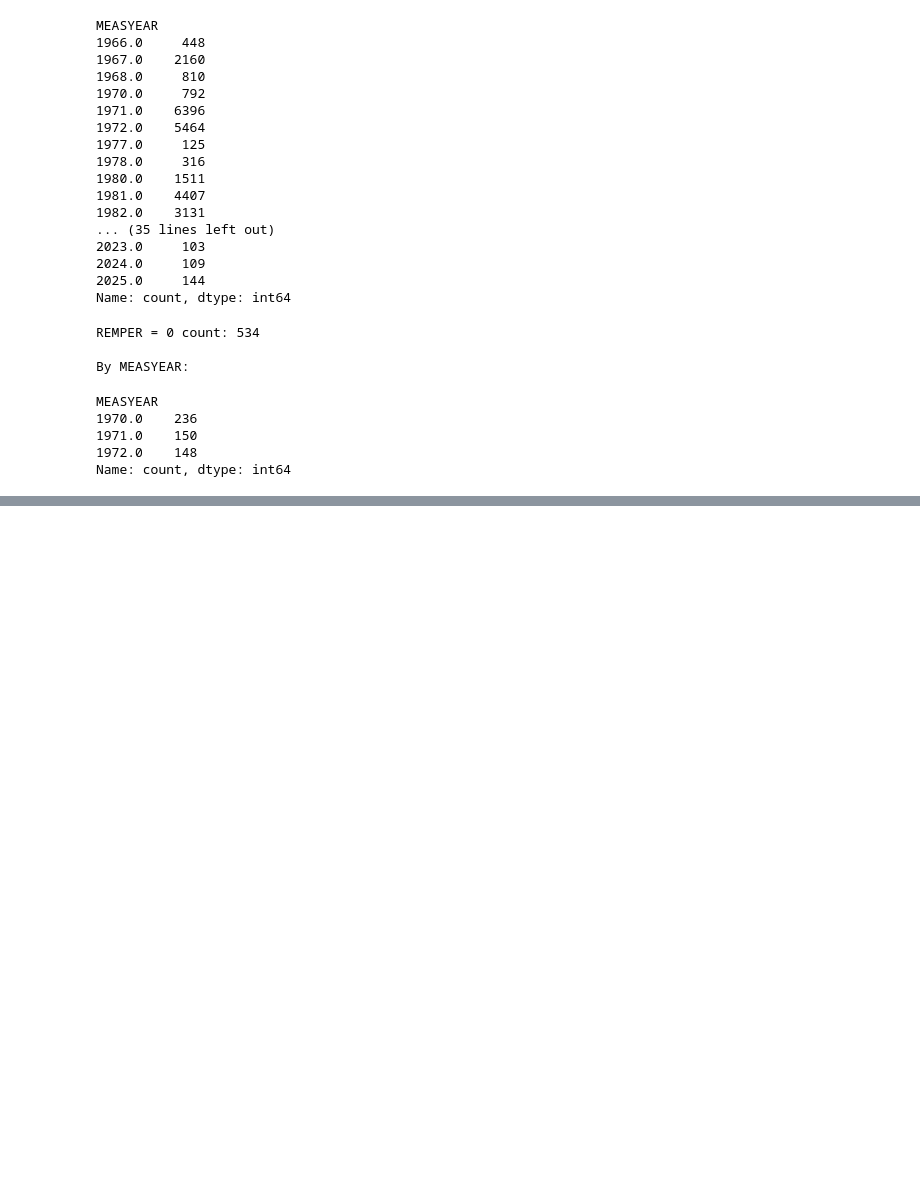
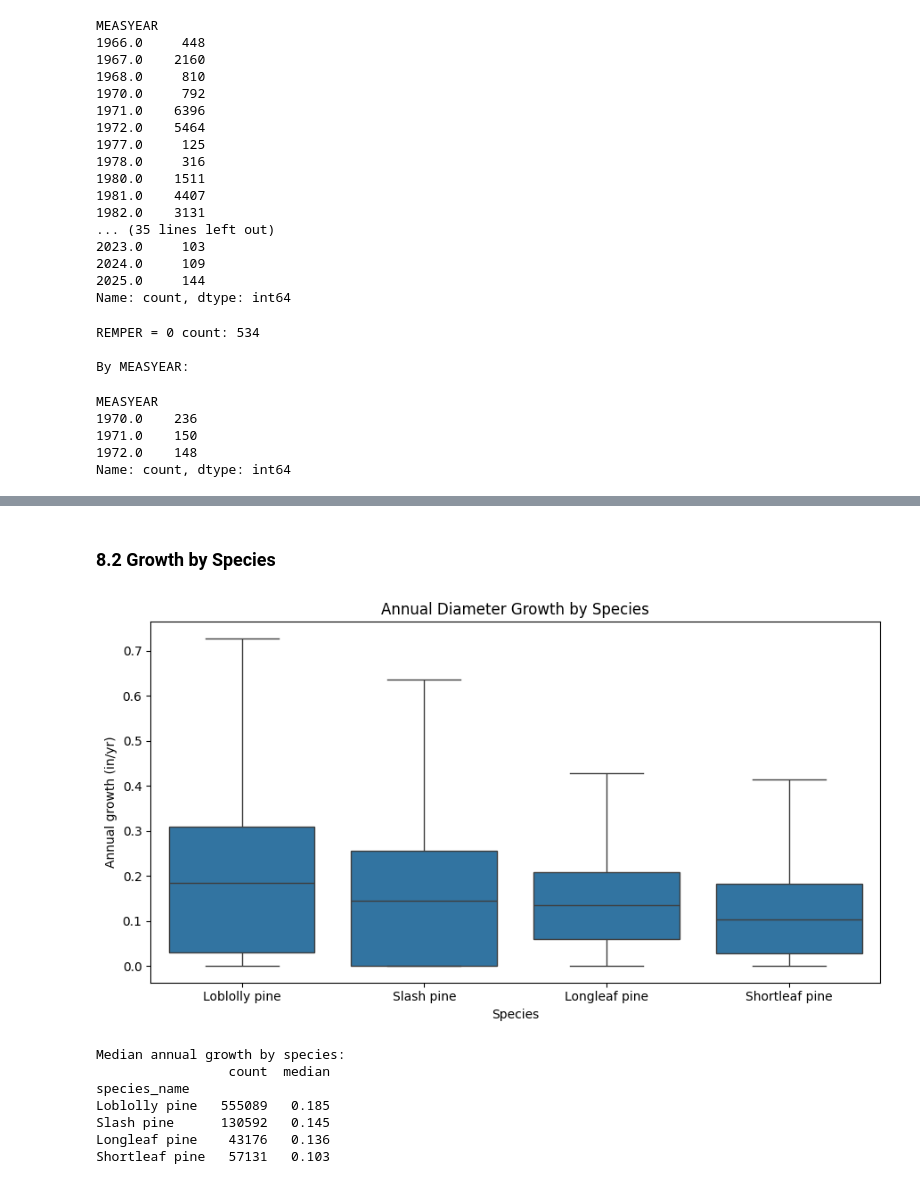
Before and after one commit to pranathy-ms/funga-data-application, a Jupyter notebook: notebooks/01_data_pipeline_and_eda.ipynb, the cells around one changed output, grey strips where cells are left out. Saved outputs shown, nothing was run; the diff lists cells and outputs as text; code cells hidden in the pictures; blank space fills up the shorter version.

```diff
--- a/notebooks/01_data_pipeline_and_eda.ipynb
+++ b/notebooks/01_data_pipeline_and_eda.ipynb
@@ -347,0 +478,28 @@ Name: count, dtype: int64
+# %% [markdown]
+### 8.2 Growth by Species
+# %%
+df_growth["species_name"] = df_growth["SPCD"].map(SOUTHERN_PINE_SPECIES)
+
+fig, ax = plt.subplots(figsize=(9, 5))
+
+species_order = df_growth.groupby("species_name")["annual_growth"].median().sort_values(ascending=False).index
+sns.boxplot(data=df_growth, x="species_name", y="annual_growth", order=species_order,
+            showfliers=False, ax=ax)
+
+ax.set_title("Annual Diameter Growth by Species")
+ax.set_xlabel("Species")
+ax.set_ylabel("Annual growth (in/yr)")
+plt.tight_layout()
+plt.show()
+
+print("Median annual growth by species:")
+print(df_growth.groupby("species_name")["annual_growth"].agg(["count", "median"]).sort_values("median", ascending=False).round(3))
+# %% [output]
+[figure, added]
+Median annual growth by species:
+                 count  median
+species_name
+Loblolly pine   555089   0.185
+Slash pine      130592   0.145
+Longleaf pine    43176   0.136
+Shortleaf pine   57131   0.103
```
Also changed, not shown: parts of 12 cells of this notebook, 1 other file.
